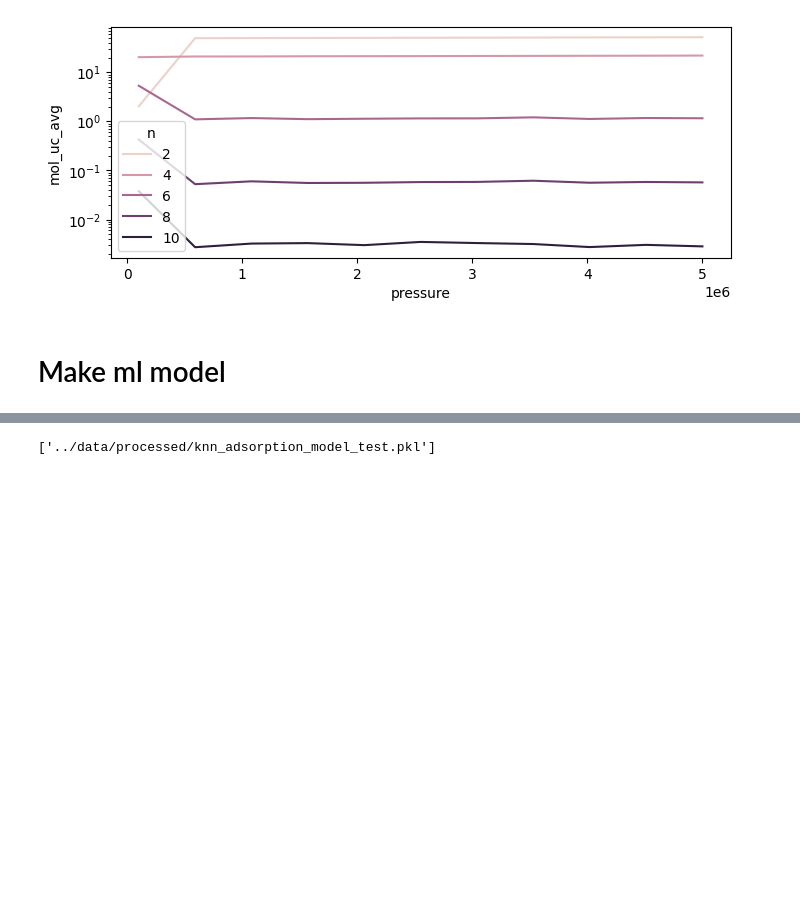
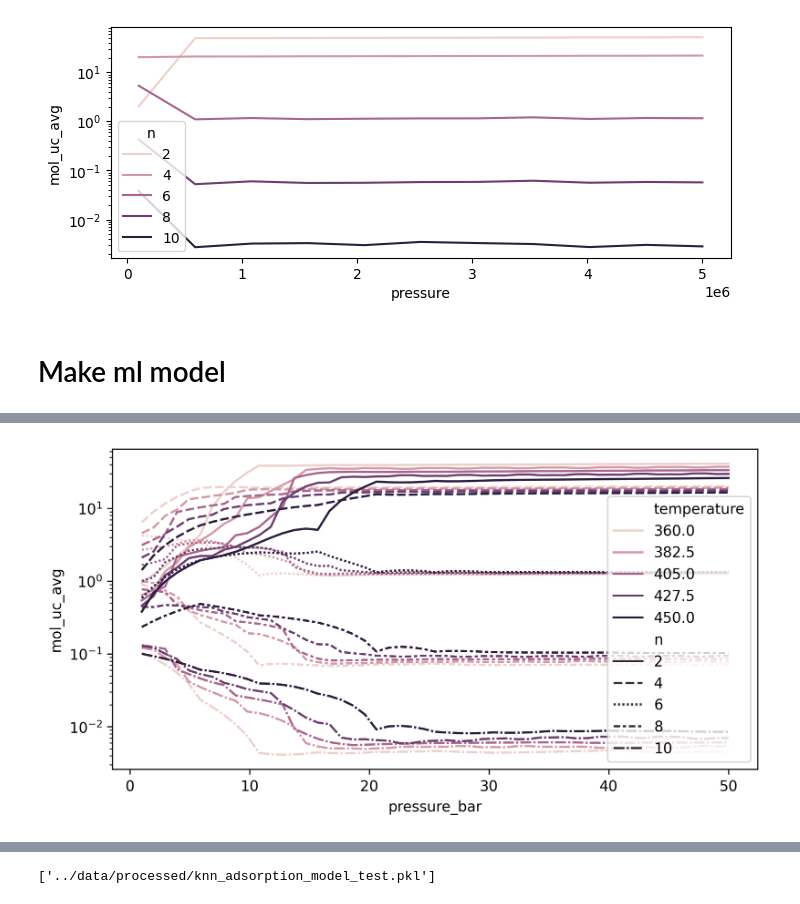
Before and after one commit to multiscale-modelling/kinetic_model, a Jupyter notebook: notebooks/adsorbtion_process_ml.ipynb, the cells around one changed output, grey strips where cells are left out. Drawn from its saved outputs; the diff is of its cells as text; code cells hidden in the pictures; blank space fills up the shorter version.

```diff
--- a/notebooks/adsorbtion_process_ml.ipynb
+++ b/notebooks/adsorbtion_process_ml.ipynb
@@ -47,0 +187,51 @@ data['adsorption_type_num'] = data['adsorption_type'].map({'absolute': 0, 'exces
+# %%
+import matplotlib.pyplot as plt
+import seaborn as sns
+fig, axs = plt.subplots(1, 1, figsize=(8, 4), dpi=300)
+ads_model_gp = joblib.load('../data/adsorption/adsorption_gp_model.pkl')
+ads_model_knn = joblib.load('../data/processed/knn_adsorption_model_test.pkl')
+
+class EnsembleModel:
+    def __init__(self, model1, model2):
+        self.model1 = model1
+        self.model2 = model2
+
+    def predict(self, X):
+        y1 = self.model1(X)
+        y2 = self.model2(X)
+        return (y1 + y2) / 2
+
+    __call__ = predict
+
+ads_model_loaded = EnsembleModel(ads_model_gp, ads_model_knn)
+
+joblib.dump(ads_model_loaded, '../data/adsorption/adsorption_ensemble_model.pkl')
+
+m = 51
+pressures = np.linspace(1, 50, m)
+temperatures = np.linspace(360, 450, 5)
+n = [2, 4, 6, 8, 10]
+adsorption_types = [0]
+
+# Create a DataFrame for predictions
+X_test = pd.DataFrame([
+    {'pressure_bar': p,
+     'temperature': temp,
+     'n': ni,
+     'adsorption_type_num': at}
+    for p in pressures
+    for temp in temperatures
+    for ni in n
+    for at in adsorption_types
+])
+
+y_pred = ads_model_loaded(X_test)
+X_test['mol_uc_avg'] = y_pred
+sns.lineplot(
+    data=X_test,
+    x='pressure_bar', y='mol_uc_avg',
+    hue='temperature', style ='n', ax=axs
+)
+axs.set_yscale('log')
+# %% [output]
+[figure, added]
```
Also changed, not shown: parts of 13 cells of this notebook, 6 other files.
